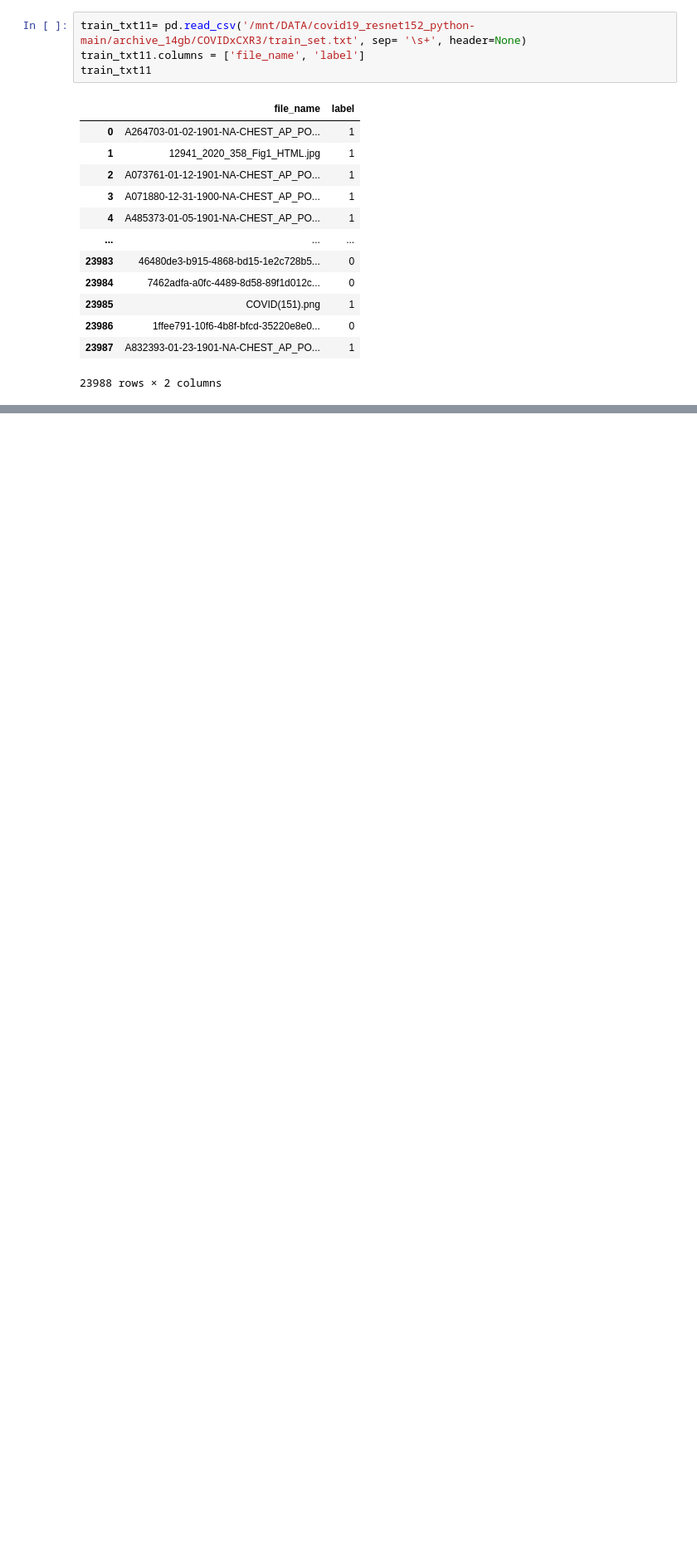
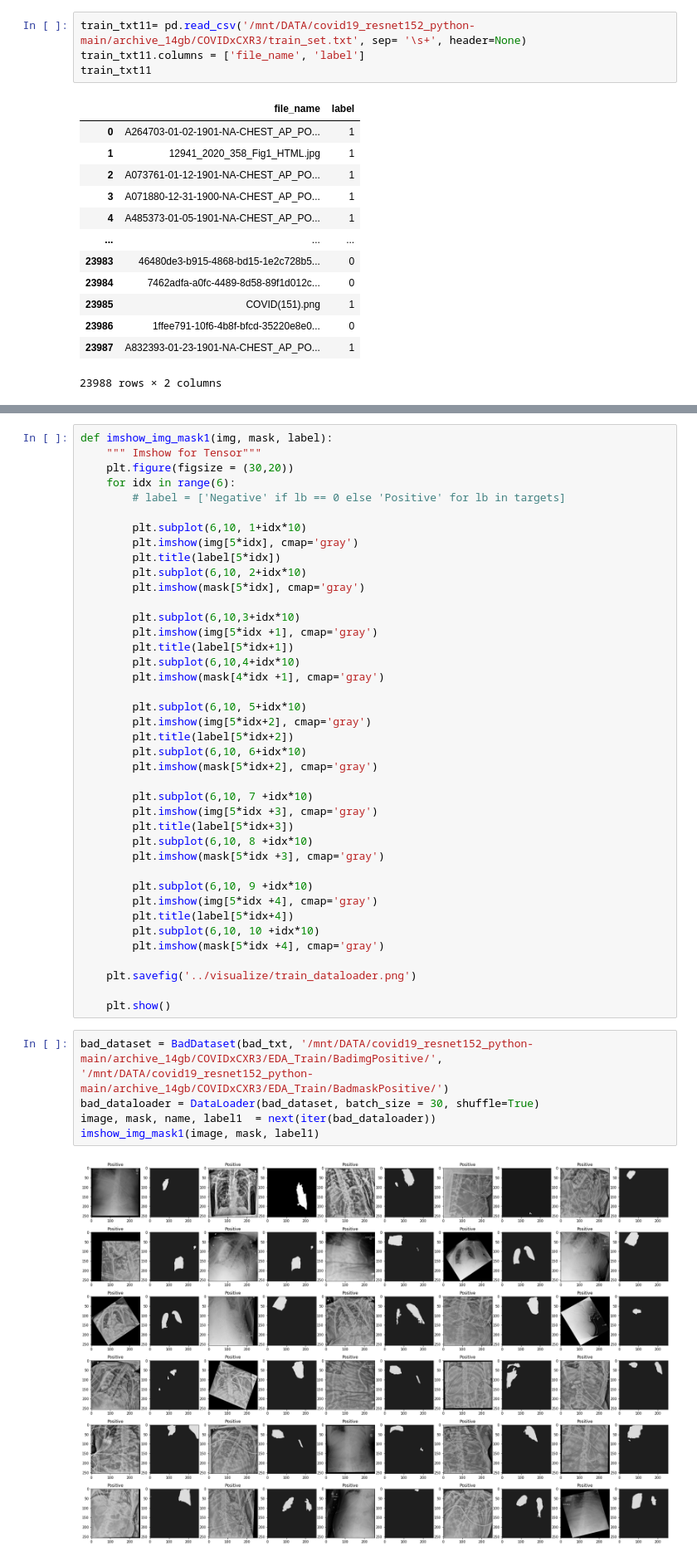
Before and after one commit to loan1/COVID19-segmentation_classification, a Jupyter notebook: classification/script/preprocessing_data.ipynb, the cells around one changed output, grey strips where cells are left out. Shown at 83% size. Drawn from its saved outputs; the diff is of its cells as text; blank space fills up the shorter version.

```diff
--- a/classification/script/preprocessing_data.ipynb
+++ b/classification/script/preprocessing_data.ipynb
@@ -385,0 +583,47 @@ error: OpenCV(4.6.0) /io/opencv/modules/imgproc/src/resize.cpp:4052: error: (-21
+# %%
+def imshow_img_mask1(img, mask, label):
+    """ Imshow for Tensor"""
+    plt.figure(figsize = (30,20))
+    for idx in range(6):
+        # label = ['Negative' if lb == 0 else 'Positive' for lb in targets]
+
+        plt.subplot(6,10, 1+idx*10)
+        plt.imshow(img[5*idx], cmap='gray')
+        plt.title(label[5*idx])
+        plt.subplot(6,10, 2+idx*10)
+        plt.imshow(mask[5*idx], cmap='gray')
+
+        plt.subplot(6,10,3+idx*10)
+        plt.imshow(img[5*idx +1], cmap='gray')
+        plt.title(label[5*idx+1])
+        plt.subplot(6,10,4+idx*10)
+        plt.imshow(mask[4*idx +1], cmap='gray')
+
+        plt.subplot(6,10, 5+idx*10)
+        plt.imshow(img[5*idx+2], cmap='gray')
+        plt.title(label[5*idx+2])
+        plt.subplot(6,10, 6+idx*10)
+        plt.imshow(mask[5*idx+2], cmap='gray')
+
+        plt.subplot(6,10, 7 +idx*10)
+        plt.imshow(img[5*idx +3], cmap='gray')
+        plt.title(label[5*idx+3])
+        plt.subplot(6,10, 8 +idx*10)
+        plt.imshow(mask[5*idx +3], cmap='gray')
+
+        plt.subplot(6,10, 9 +idx*10)
+        plt.imshow(img[5*idx +4], cmap='gray')
+        plt.title(label[5*idx+4])
+        plt.subplot(6,10, 10 +idx*10)
+        plt.imshow(mask[5*idx +4], cmap='gray')
+
+    plt.savefig('../visualize/train_dataloader.png')
+
+    plt.show()
+# %%
+bad_dataset = BadDataset(bad_txt, '/mnt/DATA/covid19_resnet152_python-main/archive_14gb/COVIDxCXR3/EDA_Train/BadimgPositive/', '/mnt/DATA/covid19_resnet152_python-main/archive_14gb/COVIDxCXR3/EDA_Train/BadmaskPositive/')
+bad_dataloader = DataLoader(bad_dataset, batch_size = 30, shuffle=True)
+image, mask, name, label1  = next(iter(bad_dataloader))
+imshow_img_mask1(image, mask, label1)
+# %% [output]
+[figure, added]
```
Also changed, not shown: parts of 15 cells of this notebook, 21 other files.
